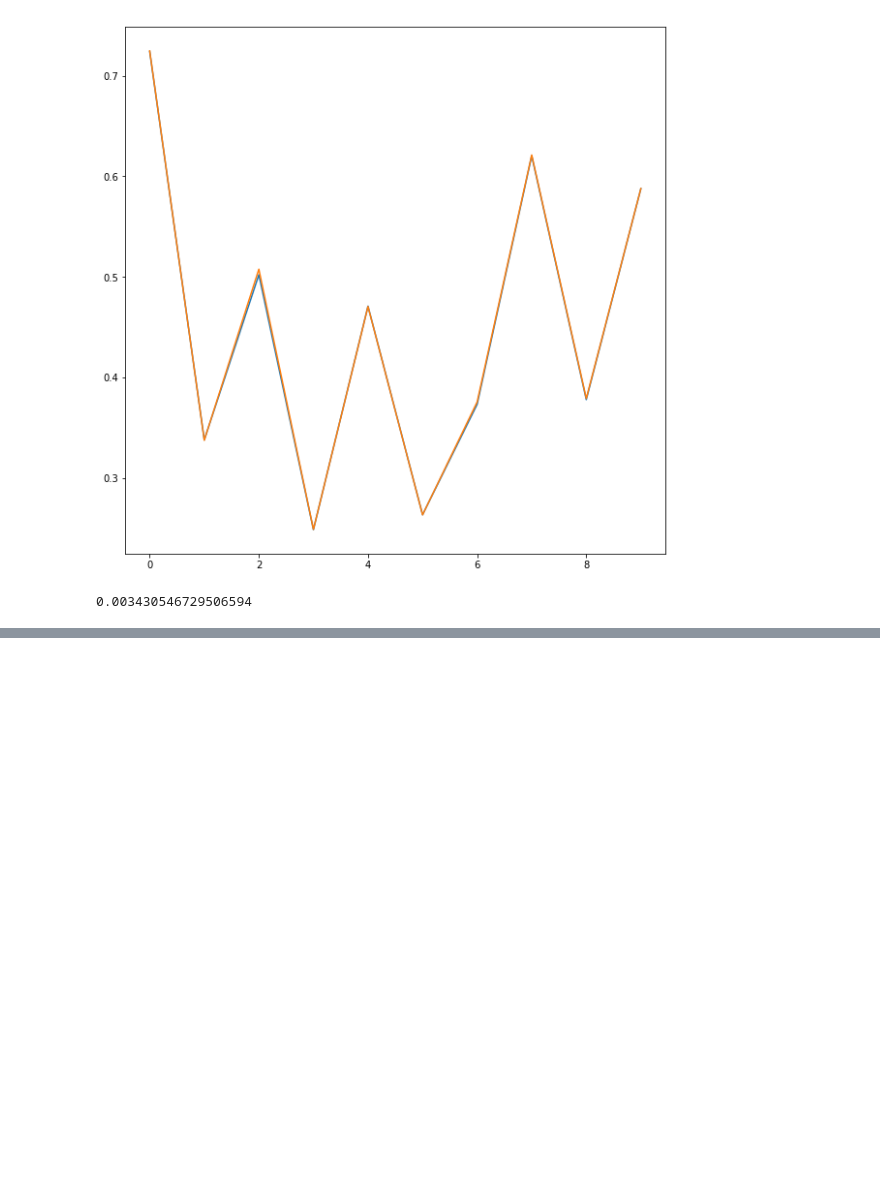
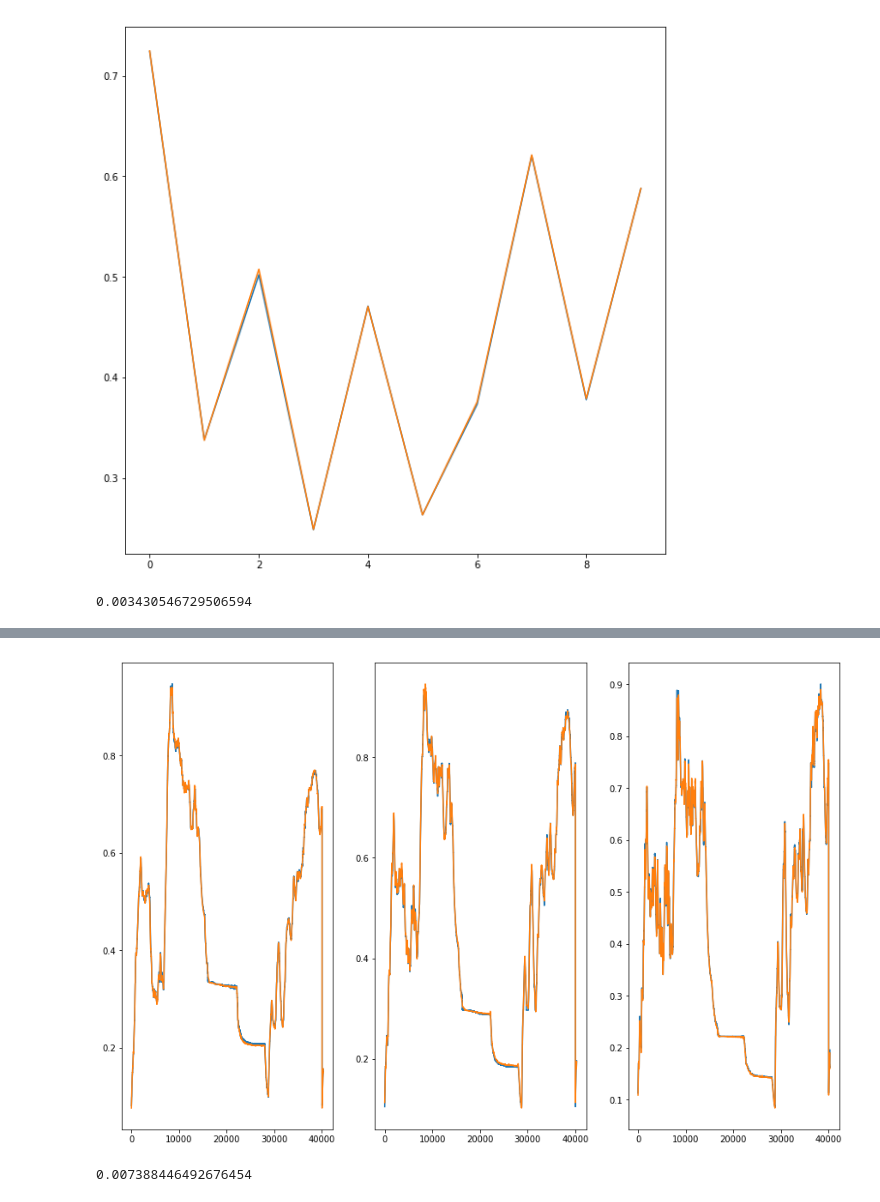
Before and after one commit to moiraghif/Electric-Motor-Temperature, a Jupyter notebook: AML_GRU.ipynb, the cells around one changed output, grey strips where cells are left out. Saved outputs shown, nothing was run; the diff lists cells and outputs as text; code cells hidden in the pictures; blank space fills up the shorter version.

```diff
--- a/AML_GRU.ipynb
+++ b/AML_GRU.ipynb
@@ -358,0 +345,3 @@ np.mean(np.abs((y_test - y_pred_all)/np.abs(y_test)))
+# %%
+df_sep = [df[df.profile_id==profile].drop(['profile_id','torque','pm'],
+                                          axis=1).reset_index(drop=True) for profile in df.profile_id.unique()]
@@ -358,0 +558,47 @@ np.mean(np.abs((y_test - y_pred_all)/np.abs(y_test)))
+# %%
+test_gen = dataloader([df_test[0].values], look_back, shuffle=False)
+
+batch_size = 510
+
+y_test = []
+#y_pred_all = []
+for x in range(0, df_test[0].shape[0], batch_size):
+    X_test = []
+    for i in range(batch_size):
+        try:
+            X,y = next(test_gen)
+            X_test.append(X)
+            y_test.append(y)
+        except:
+            break
+
+    inpt = np.array(X_test).reshape(-1, look_back, 10)
+    x_test_batch = torch.tensor(inpt,dtype=torch.float32).to(device)
+    y_pred = best_model(x_test_batch)
+    if x==0:
+        y_pred_all = y_pred.cpu().detach().numpy()
+    else:
+        y_pred_all = np.concatenate((y_pred_all,y_pred.cpu().detach().numpy()))
+
+y_test = np.array(y_test).reshape(-1,3)
+# %%
+plt.figure(figsize=(15,10))
+
+plt.subplot(131)
+plt.plot(y_test[:,0])
+plt.plot(y_pred_all[:,0])
+
+plt.subplot(132)
+plt.plot(y_test[:,1])
+plt.plot(y_pred_all[:,1])
+
+plt.subplot(133)
+plt.plot(y_test[:,2])
+plt.plot(y_pred_all[:,2])
+plt.show()
+# %% [output]
+[figure, added]
+# %%
+np.mean(np.abs((y_test - y_pred_all)/np.abs(y_test))) #MAPE
+# %% [output]
+0.007388446492676454
```
Also changed, not shown: parts of 9 cells of this notebook, 5 other files.
